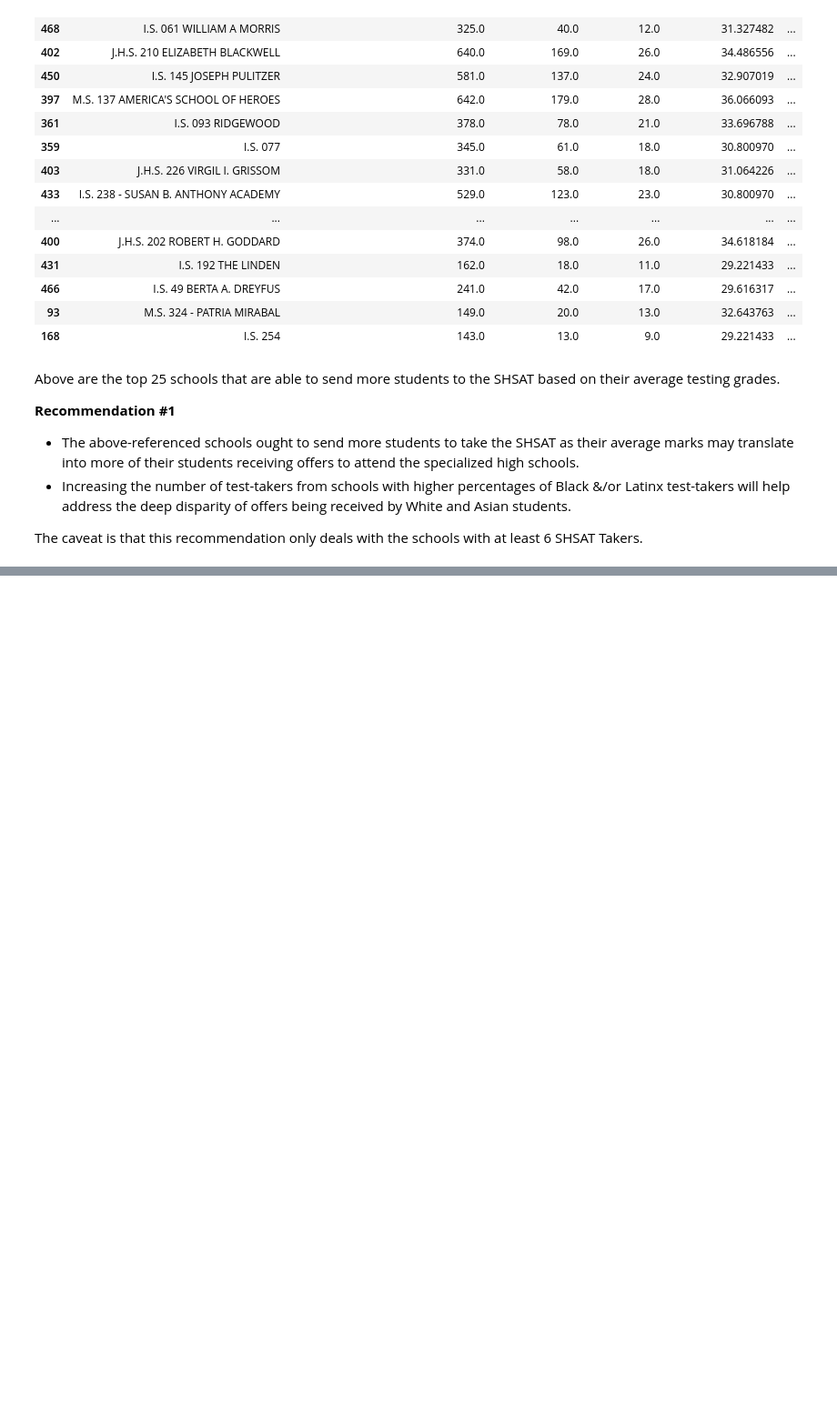
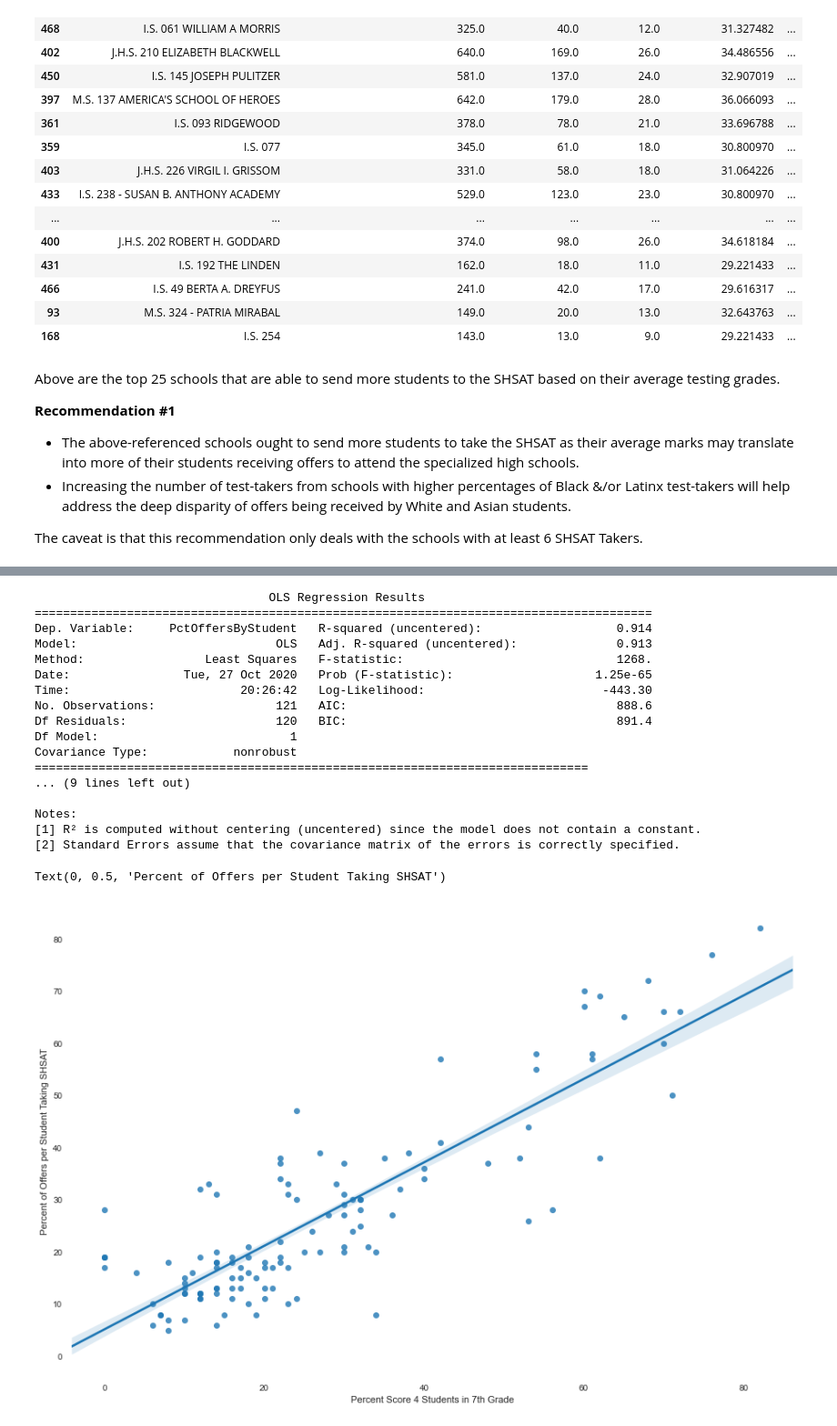
Before and after one commit to dj-m/CapstoneTwo, a Jupyter notebook: notebooks/CapstoneTwo_PredictingHighSchoolAdmissionsOffers.ipynb, the cells around one changed output, grey strips where cells are left out. Shown at 91% size. Saved outputs shown, nothing was run; the diff lists cells and outputs as text; code cells hidden in the pictures; blank space fills up the shorter version.

```diff
--- a/notebooks/CapstoneTwo_PredictingHighSchoolAdmissionsOffers.ipynb
+++ b/notebooks/CapstoneTwo_PredictingHighSchoolAdmissionsOffers.ipynb
@@ -820,0 +825,33 @@ The caveat is that this recommendation only deals with the schools with at least
+# %%
+df_score4 = df_analysis[df_analysis.NumSpecializedOffers > 0]
+
+# Fit and summarize OLS model
+mod_offers = sm.OLS(df_score4.PctOffersByStudent, df_score4.PctScore4)
+res_offers = mod_offers.fit()
+print(res_offers.summary())
+
+# Plot the relationship between PerDidSHSAT & AvgMark
+plt.figure(figsize = (15,10))
+sns.regplot(data = df_score4, x = 'PctScore4', y = 'PctOffersByStudent', ci=68, truncate=False)
+plt.xlabel('Percent Score 4 Students in 7th Grade')
+plt.ylabel('Percent of Offers per Student Taking SHSAT')
+# %% [output]
+                                 OLS Regression Results
+=======================================================================================
+Dep. Variable:     PctOffersByStudent   R-squared (uncentered):                   0.914
+Model:                            OLS   Adj. R-squared (uncentered):              0.913
+Method:                 Least Squares   F-statistic:                              1268.
+Date:                Tue, 27 Oct 2020   Prob (F-statistic):                    1.25e-65
+Time:                        20:26:42   Log-Likelihood:                         -443.30
+No. Observations:                 121   AIC:                                      888.6
+Df Residuals:                     120   BIC:                                      891.4
+Df Model:                           1
+Covariance Type:            nonrobust
+==============================================================================
+... (9 lines left out)
+
+Notes:
+[1] R² is computed without centering (uncentered) since the model does not contain a constant.
+[2] Standard Errors assume that the covariance matrix of the errors is correctly specified.
+Text(0, 0.5, 'Percent of Offers per Student Taking SHSAT')
+[figure, added]
```
Also changed, not shown: parts of 8 cells of this notebook.
